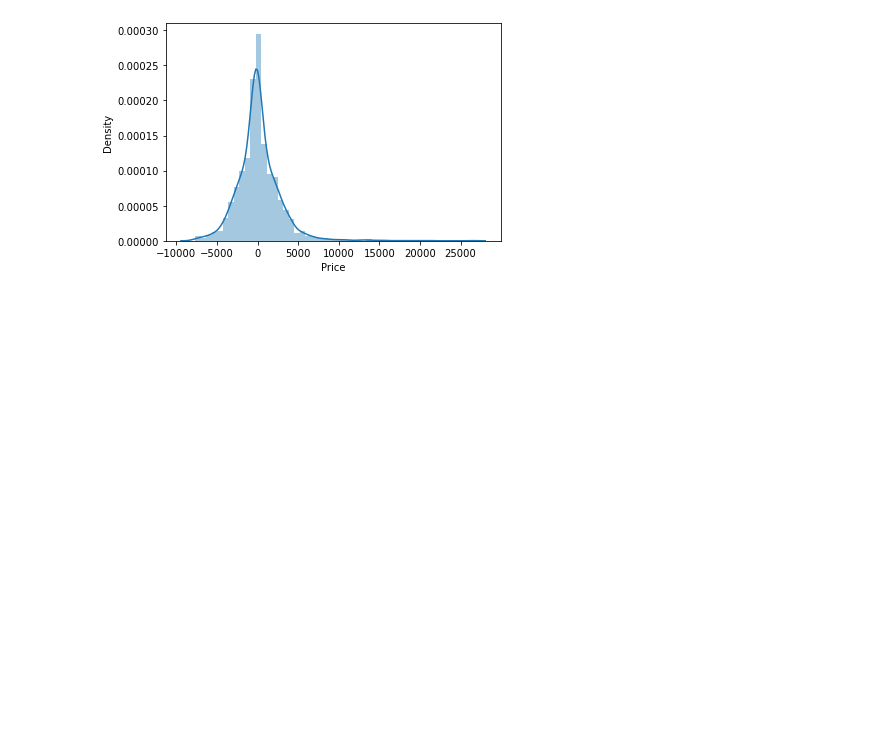
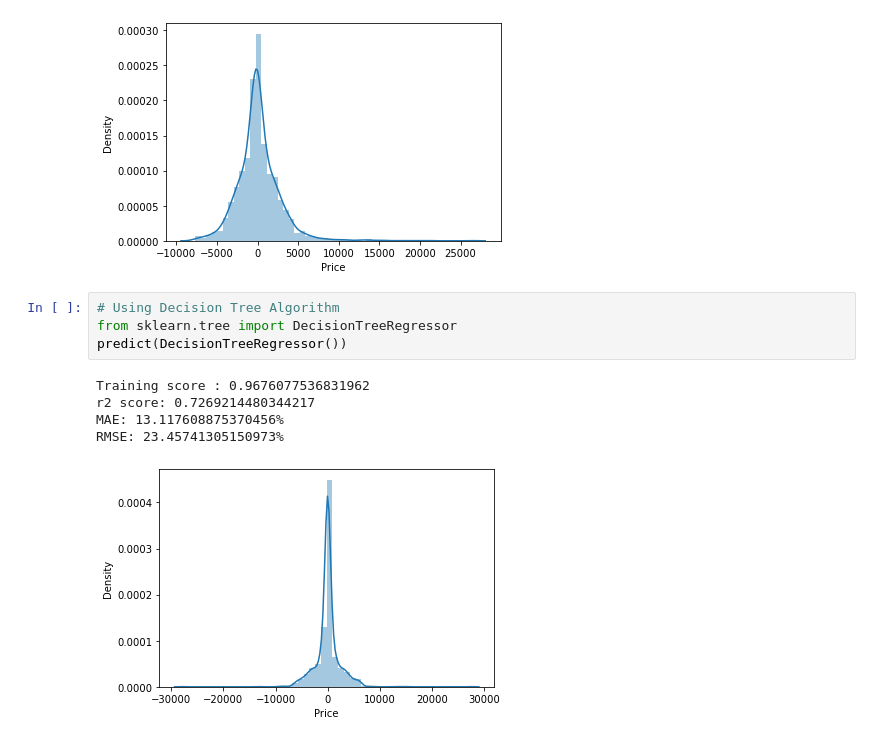
Before and after one commit to cybersaksham/Flight-Fare-Predict, a Jupyter notebook: main.ipynb, the cells around one changed output. Saved outputs shown, nothing was run; the diff lists cells and outputs as text; blank space fills up the shorter version.

Commit message:
Decision Tree applied

```diff
--- a/main.ipynb
+++ b/main.ipynb
@@ -519,3 +519,13 @@ r2 score: 0.6408490101512896
 MAE: 17.748795507721102%
 RMSE: 26.901398224712192%
 [figure]
+# %%
+# Using Decision Tree Algorithm
+from sklearn.tree import DecisionTreeRegressor
+predict(DecisionTreeRegressor())
+# %% [output]
+Training score : 0.9676077536831962
+r2 score: 0.7269214480344217
+MAE: 13.117608875370456%
+RMSE: 23.45741305150973%
+[figure, added]
```
